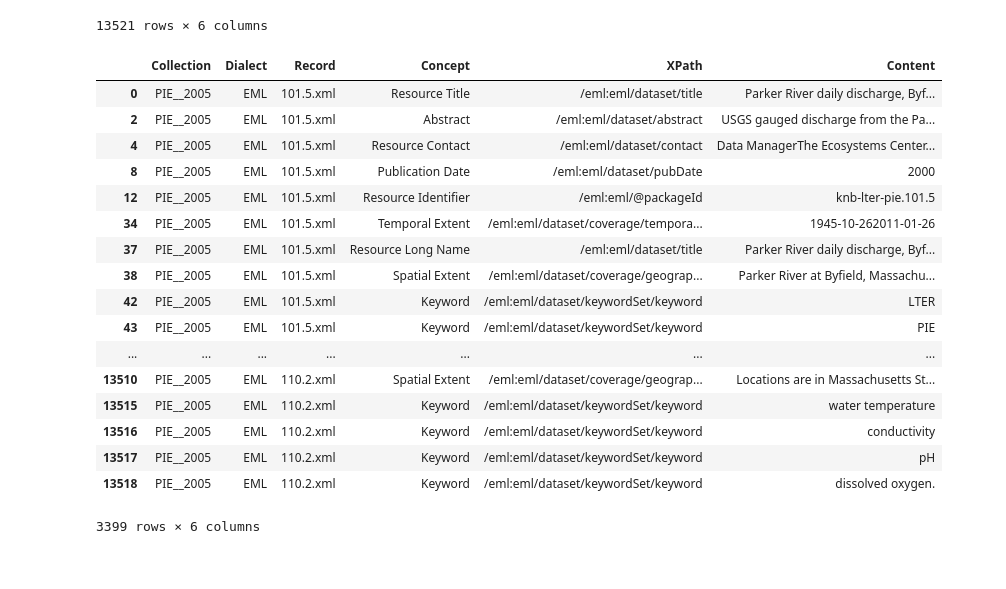
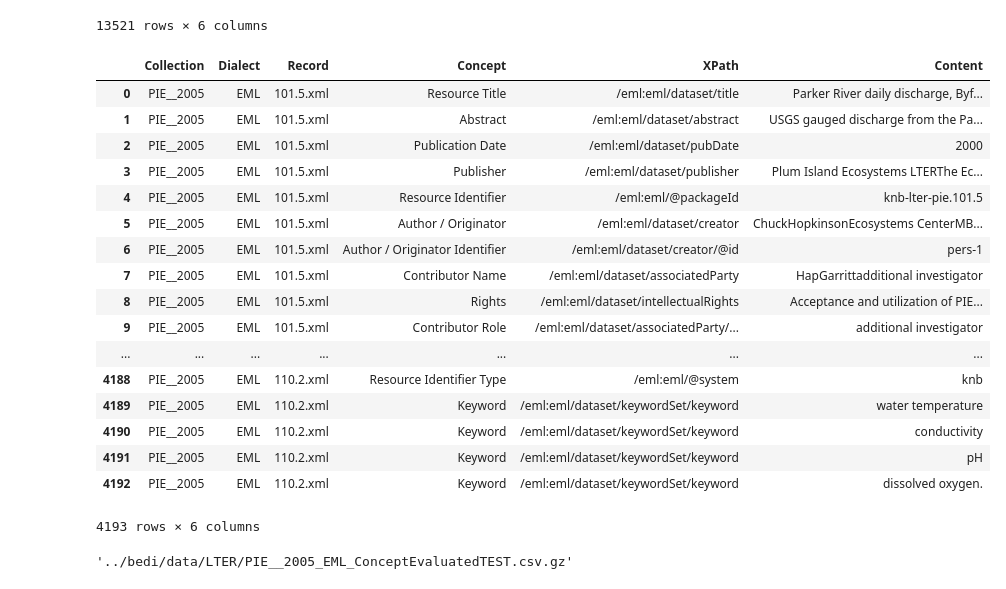
Before and after one commit to scgordon/MDeval, a Jupyter notebook: MDevalFunctionsDocumentation.ipynb, the cells around one changed output. Saved outputs shown, nothing was run; the diff lists cells and outputs as text; code cells hidden in the pictures.

```diff
--- a/MDevalFunctionsDocumentation.ipynb
+++ b/MDevalFunctionsDocumentation.ipynb
@@ -29,21 +31,31 @@ RecommendationDF = md.recommendationEval(ConceptDF, 'ECHO_Discovery')
-# %%
-RecommendationDF
-# %% [output]
-|  | Collection | Dialect | Record | Concept | XPath | Content |
-| 0 | PIE__2005 | EML | 101.5.xml | Resource Title | /eml:eml/dataset/title | Parker River daily discharge, Byf... |
-| 2 | PIE__2005 | EML | 101.5.xml | Abstract | /eml:eml/dataset/abstract | USGS gauged discharge from the Pa... |
-| 4 | PIE__2005 | EML | 101.5.xml | Resource Contact | /eml:eml/dataset/contact | Data ManagerThe Ecosystems Center... |
-| 8 | PIE__2005 | EML | 101.5.xml | Publication Date | /eml:eml/dataset/pubDate | 2000 |
-| 12 | PIE__2005 | EML | 101.5.xml | Resource Identifier | /eml:eml/@packageId | knb-lter-pie.101.5 |
-| 34 | PIE__2005 | EML | 101.5.xml | Temporal Extent | /eml:eml/dataset/coverage/tempora... | 1945-10-262011-01-26 |
-| 37 | PIE__2005 | EML | 101.5.xml | Resource Long Name | /eml:eml/dataset/title | Parker River daily discharge, Byf... |
-| 38 | PIE__2005 | EML | 101.5.xml | Spatial Extent | /eml:eml/dataset/coverage/geograp... | Parker River at Byfield, Massachu... |
-| 42 | PIE__2005 | EML | 101.5.xml | Keyword | /eml:eml/dataset/keywordSet/keyword | LTER |
-| 43 | PIE__2005 | EML | 101.5.xml | Keyword | /eml:eml/dataset/keywordSet/keyword | PIE |
-| ... | ... | ... | ... | ... | ... | ... |
-| 13510 | PIE__2005 | EML | 110.2.xml | Spatial Extent | /eml:eml/dataset/coverage/geograp... | Locations are in Massachusetts St... |
-| 13515 | PIE__2005 | EML | 110.2.xml | Keyword | /eml:eml/dataset/keywordSet/keyword | water temperature |
-| 13516 | PIE__2005 | EML | 110.2.xml | Keyword | /eml:eml/dataset/keywordSet/keyword | conductivity |
-| 13517 | PIE__2005 | EML | 110.2.xml | Keyword | /eml:eml/dataset/keywordSet/keyword | pH |
-| 13518 | PIE__2005 | EML | 110.2.xml | Keyword | /eml:eml/dataset/keywordSet/keyword | dissolved oxygen. |
-3399 rows × 6 columns
+# %%
+EvaluatedConcepts = "../bedi/data/LTER/PIE__2005_EML_ConceptEvaluatedTEST.csv"
+EvaluatedConcepts += ".gz"
+ReccommendationDF.to_csv(
+            EvaluatedConcepts, index=False, compression='gzip')
+# %%
+ConceptDF = pd.read_csv(EvaluatedConcepts)
+ConceptDF
+# %% [output]
+|  | Collection | Dialect | Record | Concept | XPath | Content |
+| 0 | PIE__2005 | EML | 101.5.xml | Resource Title | /eml:eml/dataset/title | Parker River daily discharge, Byf... |
+| 1 | PIE__2005 | EML | 101.5.xml | Abstract | /eml:eml/dataset/abstract | USGS gauged discharge from the Pa... |
+| 2 | PIE__2005 | EML | 101.5.xml | Publication Date | /eml:eml/dataset/pubDate | 2000 |
+| 3 | PIE__2005 | EML | 101.5.xml | Publisher | /eml:eml/dataset/publisher | Plum Island Ecosystems LTERThe Ec... |
+| 4 | PIE__2005 | EML | 101.5.xml | Resource Identifier | /eml:eml/@packageId | knb-lter-pie.101.5 |
+| 5 | PIE__2005 | EML | 101.5.xml | Author / Originator | /eml:eml/dataset/creator | ChuckHopkinsonEcosystems CenterMB... |
+| 6 | PIE__2005 | EML | 101.5.xml | Author / Originator Identifier | /eml:eml/dataset/creator/@id | pers-1 |
+| 7 | PIE__2005 | EML | 101.5.xml | Contributor Name | /eml:eml/dataset/associatedParty | HapGarrittadditional investigator |
+| 8 | PIE__2005 | EML | 101.5.xml | Rights | /eml:eml/dataset/intellectualRights | Acceptance and utilization of PIE... |
+| 9 | PIE__2005 | EML | 101.5.xml | Contributor Role | /eml:eml/dataset/associatedParty/... | additional investigator |
+| ... | ... | ... | ... | ... | ... | ... |
+| 4188 | PIE__2005 | EML | 110.2.xml | Resource Identifier Type | /eml:eml/@system | knb |
+| 4189 | PIE__2005 | EML | 110.2.xml | Keyword | /eml:eml/dataset/keywordSet/keyword | water temperature |
+| 4190 | PIE__2005 | EML | 110.2.xml | Keyword | /eml:eml/dataset/keywordSet/keyword | conductivity |
+| 4191 | PIE__2005 | EML | 110.2.xml | Keyword | /eml:eml/dataset/keywordSet/keyword | pH |
+| 4192 | PIE__2005 | EML | 110.2.xml | Keyword | /eml:eml/dataset/keywordSet/keyword | dissolved oxygen. |
+4193 rows × 6 columns
+# %%
+EvaluatedConcepts
+# %% [output]
+'../bedi/data/LTER/PIE__2005_EML_ConceptEvaluatedTEST.csv.gz'
```
Also changed, not shown: parts of 1 cell of this notebook, 1 other file.
